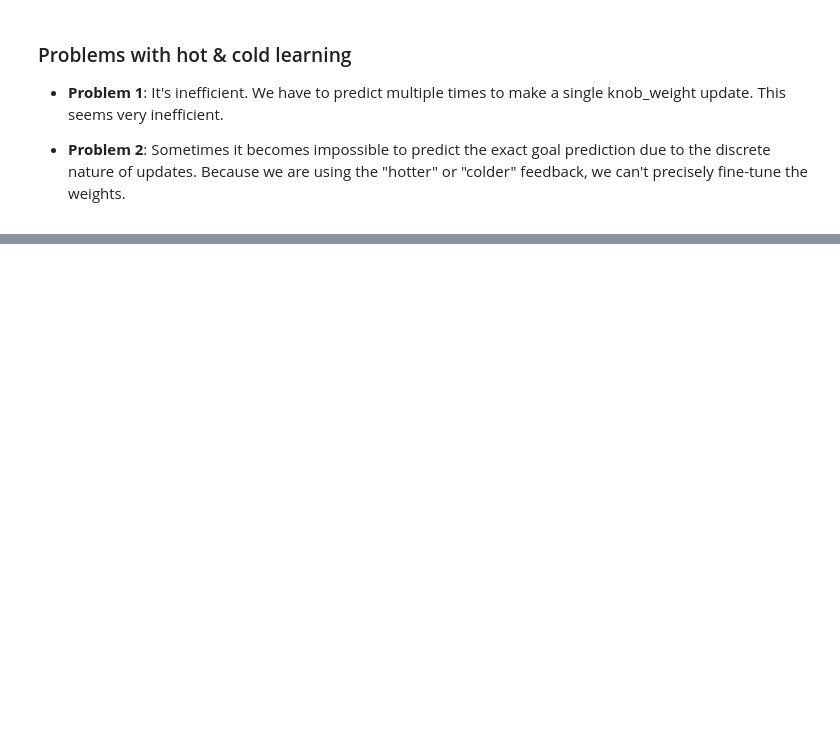
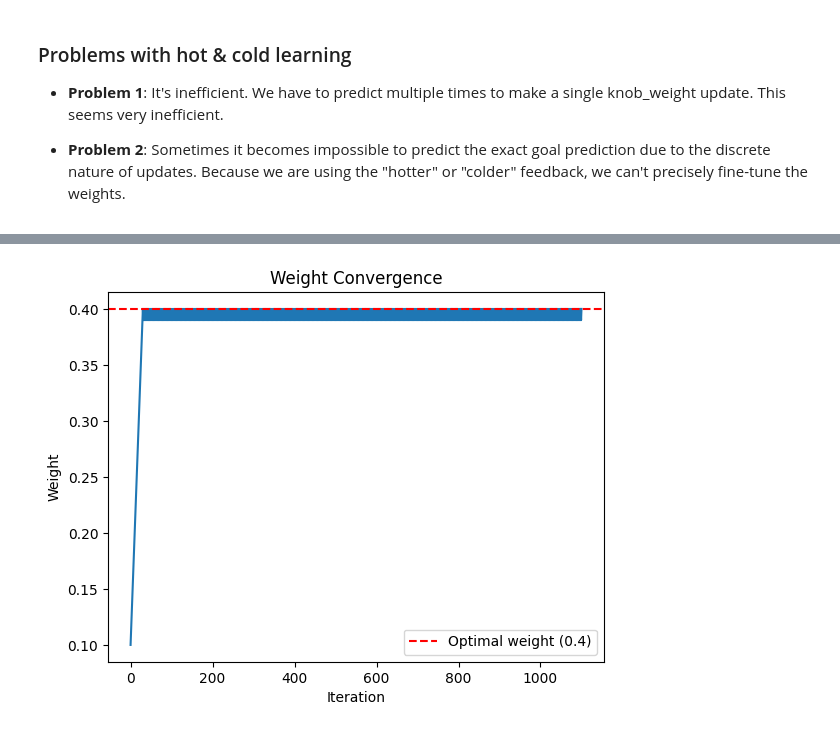
Before and after one commit to shankar-tamang/grokking-deep-learning-implementation-by-shank, a Jupyter notebook: Chapter_4_introduction_to_neural_learning/gradient_descent.ipynb, the cells around one changed output, grey strips where cells are left out. Drawn from its saved outputs; the diff is of its cells as text; code cells hidden in the pictures; blank space fills up the shorter version.

```diff
--- a/Chapter_4_introduction_to_neural_learning/gradient_descent.ipynb
+++ b/Chapter_4_introduction_to_neural_learning/gradient_descent.ipynb
@@ -152,0 +196,10 @@ Prediction:1.0000000000000007 Loss:4.437342591868191e-31 Weight: 0.4000000000000
+# %%
+plt.plot(weights)
+plt.axhline(y=0.4, color='r', linestyle='--', label='Optimal weight (0.4)')
+plt.xlabel('Iteration')
+plt.ylabel('Weight')
+plt.legend()
+plt.title('Weight Convergence')
+plt.show()
+# %% [output]
+[figure, added]
```
Also changed, not shown: parts of 13 cells of this notebook.
